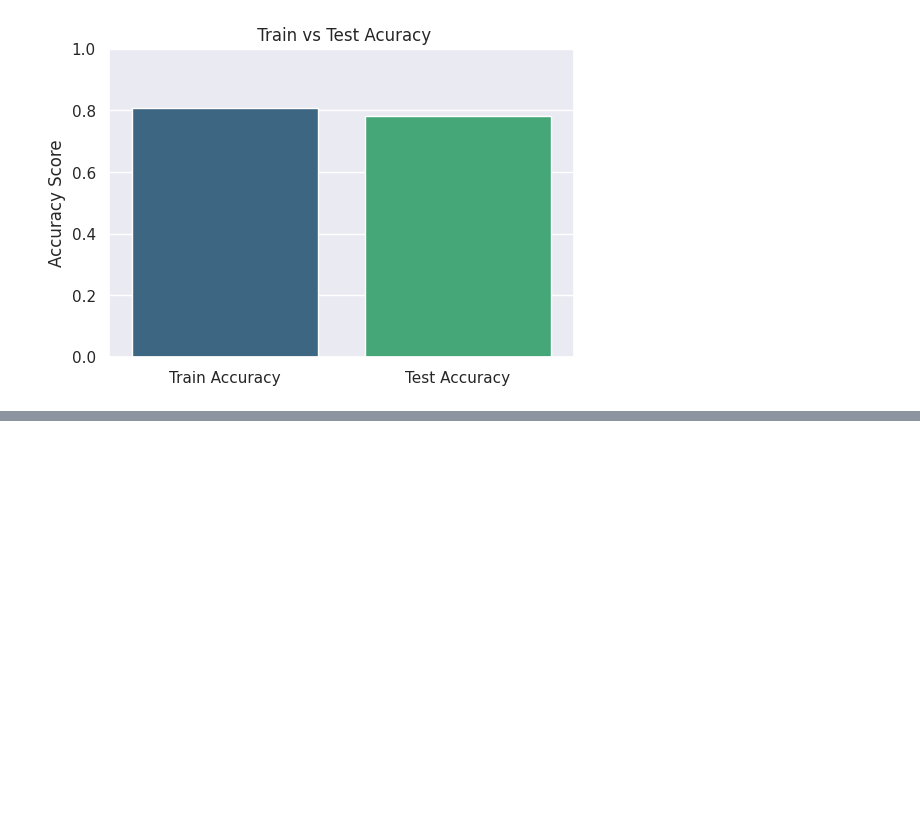
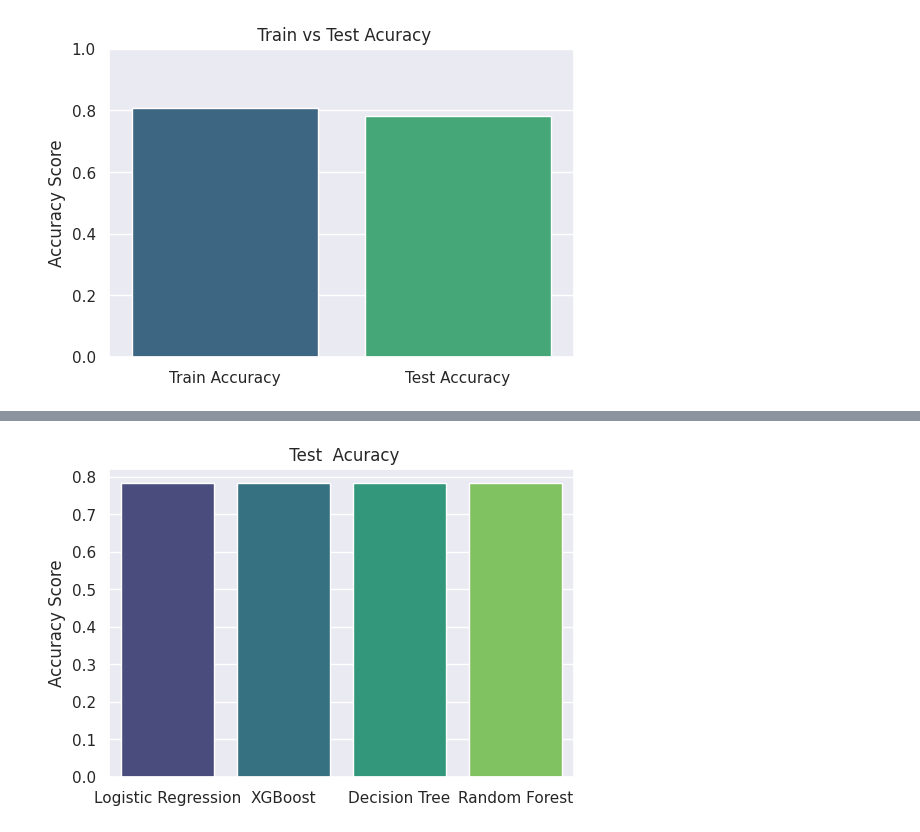
Before and after one commit to AfsanehShamsaddini/Titanic_Survival_Prediction, a Jupyter notebook: Titanic_Survival_Prediction.ipynb, the cells around one changed output, grey strips where cells are left out. Drawn from its saved outputs; the diff is of its cells as text; code cells hidden in the pictures; blank space fills up the shorter version.

```diff
--- a/Titanic_Survival_Prediction.ipynb
+++ b/Titanic_Survival_Prediction.ipynb
@@ -361,0 +469,3 @@ plt.show()
+# %%
+# Accuracy on test data
+y_test_pred_tree = model.predict(x_test)
@@ -361,0 +480,3 @@ plt.show()
+# %%
+test_data_acc_tree = accuracy_score(y_test, y_test_pred_tree)
+print(f"Accuracy on test data: {test_data_acc_tree}")
@@ -361,0 +524,3 @@ plt.show()
+# %%
+# Accuracy on test data
+y_test_pred_forest = model.predict(x_test)
@@ -361,0 +556,16 @@ plt.show()
+# %%
+test_accuracy_scores = {
+    'Logistic Regression': test_data_acc,
+    'XGBoost': test_data_acc_xgboost,
+    'Decision Tree': test_data_acc_tree,
+    'Random Forest': test_data_acc_forest
+}
+
+plt.figure(figsize=(6, 4))
+sns.barplot(x= list(test_accuracy_scores.keys()), y= list(test_accuracy_scores.values()), hue = list(test_accuracy_scores.keys()), palette = 'viridis')
+plt.title(' Test  Acuracy')
+plt.ylabel('Accuracy Score')
+# plt.ylim(0, 1)
+plt.show()
+# %% [output]
+[figure, added]
```
Also changed, not shown: parts of 27 cells of this notebook.
